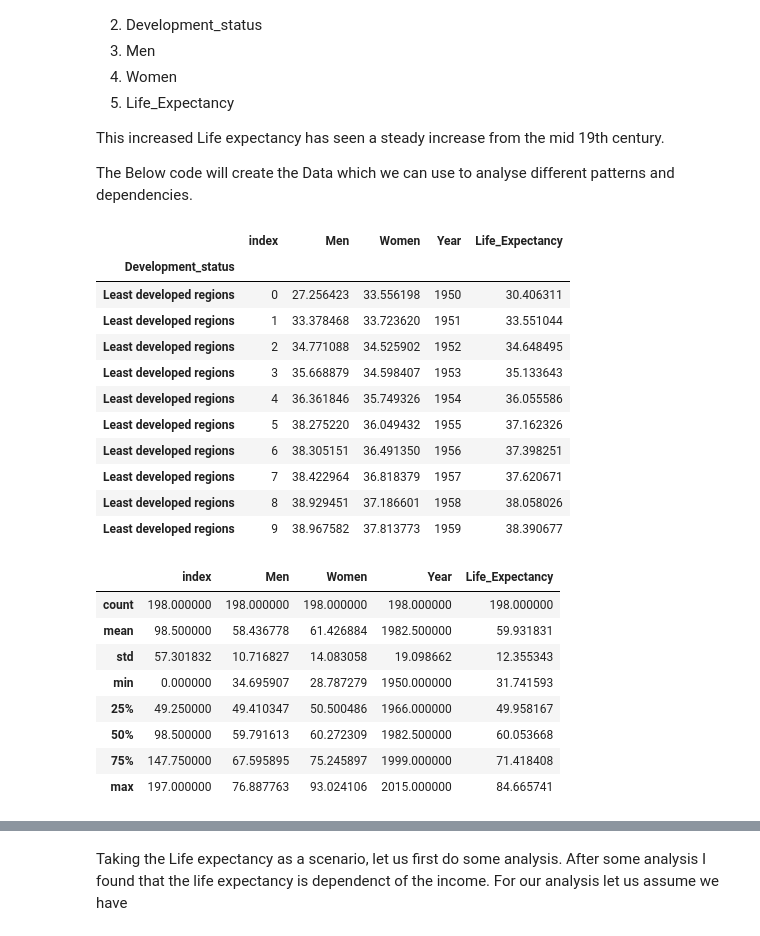
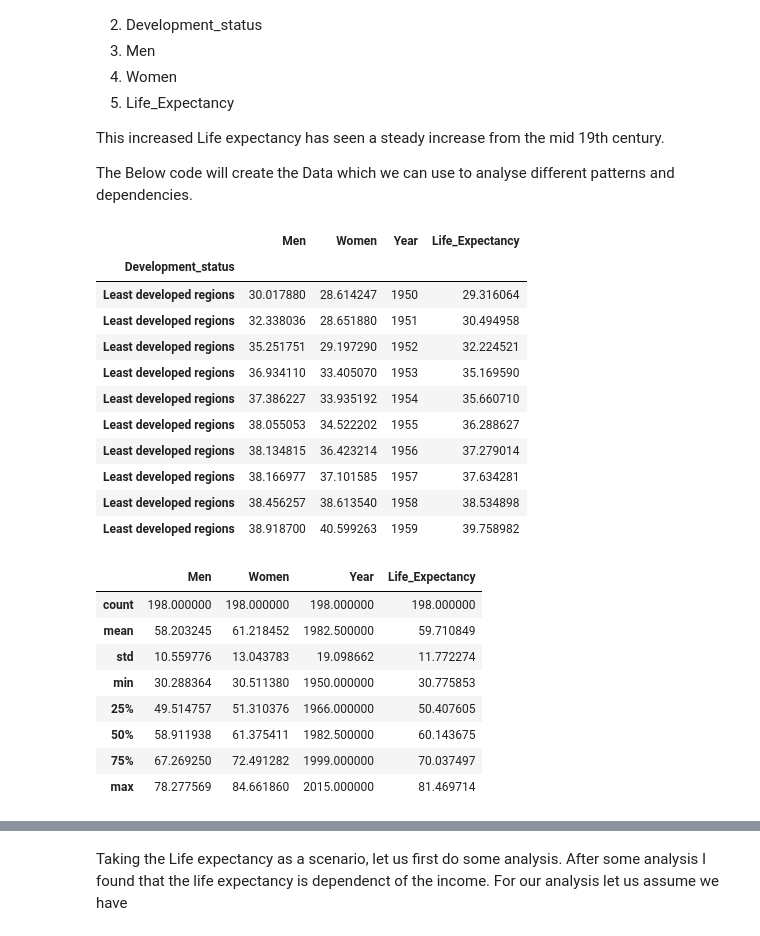
Before and after one commit to cdigap/ProgDA_Project, a Jupyter notebook: DataAnalytics_Project.ipynb, the cells around one changed output, grey strips where cells are left out. Saved outputs shown, nothing was run; the diff lists cells and outputs as text; code cells hidden in the pictures.

```diff
--- a/DataAnalytics_Project.ipynb
+++ b/DataAnalytics_Project.ipynb
@@ -177,6 +182,9 @@ The Below code will create the Data which we can use to analyse different patter
 # %%
 import numpy as np
 import pandas as pd
+import matplotlib.pyplot as plt
+
+from pandas.plotting import scatter_matrix
 
 m_mu_Least, m_sigma1_Least = 47.41360606, 7.930890669
 m_mu_Less, m_sigma1_Less = 55.86471212, 8.578650548
@@ -210,59 +218,63 @@ raw_data = {'Year': Years,
                 'Women': np.sort(np.random.normal(w_mu_Less, w_sigma1_Less, len(Years)))}
 
 #Creating set of data Frame
 df = pd.DataFrame(raw_data_Least)
 
 #Creating Secondary Data Frame
 df_Less = pd.DataFrame(raw_data)
 df_More = pd.DataFrame(raw_data_More)
 
 #Appending the data to the Dataframe
 df = df.append(df_Less,ignore_index=True )
 df = df.append(df_More,ignore_index=True)
 
 # creating a calculated field
 
 df['Life_Expectancy'] = (df.Men + df.Women)/2
 
 # Making all the Development Status same
 
 df.loc[df['Development_status'] == "Least developed countries", 'Development_status'] = "Least developed regions"
 
 #Creating an index on Development Status
-df = df.reset_index().set_index('Development_status')
+#df = df.reset_index().set_index('Development_status')
+#df = df.set_index('Year','Development_status')
 
+df = df.set_index('Development_status')
+
+#df.index
 
 # Arranging the columns to a better sequence.
-#columnsTitles = ['Year','Development_Status','Men','Women','Life_Expectancy']
+#columnsTitles = ['Year','Development_status','Men','Women','Life_Expectancy']
 #df = df.reindex(columns=columnsTitles)
 
 
 df.head(10)
 # %% [output]
-|  | index | Men | Women | Year | Life_Expectancy |
-| Development_status |  |  |  |  |  |
-| Least developed regions | 0 | 27.256423 | 33.556198 | 1950 | 30.406311 |
-| Least developed regions | 1 | 33.378468 | 33.723620 | 1951 | 33.551044 |
-| Least developed regions | 2 | 34.771088 | 34.525902 | 1952 | 34.648495 |
-| Least developed regions | 3 | 35.668879 | 34.598407 | 1953 | 35.133643 |
-| Least developed regions | 4 | 36.361846 | 35.749326 | 1954 | 36.055586 |
-| Least developed regions | 5 | 38.275220 | 36.049432 | 1955 | 37.162326 |
-| Least developed regions | 6 | 38.305151 | 36.491350 | 1956 | 37.398251 |
-| Least developed regions | 7 | 38.422964 | 36.818379 | 1957 | 37.620671 |
-| Least developed regions | 8 | 38.929451 | 37.186601 | 1958 | 38.058026 |
-| Least developed regions | 9 | 38.967582 | 37.813773 | 1959 | 38.390677 |
+|  | Men | Women | Year | Life_Expectancy |
+| Development_status |  |  |  |  |
+| Least developed regions | 30.017880 | 28.614247 | 1950 | 29.316064 |
+| Least developed regions | 32.338036 | 28.651880 | 1951 | 30.494958 |
+| Least developed regions | 35.251751 | 29.197290 | 1952 | 32.224521 |
+| Least developed regions | 36.934110 | 33.405070 | 1953 | 35.169590 |
+| Least developed regions | 37.386227 | 33.935192 | 1954 | 35.660710 |
+| Least developed regions | 38.055053 | 34.522202 | 1955 | 36.288627 |
+| Least developed regions | 38.134815 | 36.423214 | 1956 | 37.279014 |
+| Least developed regions | 38.166977 | 37.101585 | 1957 | 37.634281 |
+| Least developed regions | 38.456257 | 38.613540 | 1958 | 38.534898 |
+| Least developed regions | 38.918700 | 40.599263 | 1959 | 39.758982 |
 # %%
 df.describe()
 # %% [output]
-|  | index | Men | Women | Year | Life_Expectancy |
-| count | 198.000000 | 198.000000 | 198.000000 | 198.000000 | 198.000000 |
-| mean | 98.500000 | 58.436778 | 61.426884 | 1982.500000 | 59.931831 |
-| std | 57.301832 | 10.716827 | 14.083058 | 19.098662 | 12.355343 |
-| min | 0.000000 | 34.695907 | 28.787279 | 1950.000000 | 31.741593 |
-| 25% | 49.250000 | 49.410347 | 50.500486 | 1966.000000 | 49.958167 |
-| 50% | 98.500000 | 59.791613 | 60.272309 | 1982.500000 | 60.053668 |
-| 75% | 147.750000 | 67.595895 | 75.245897 | 1999.000000 | 71.418408 |
-| max | 197.000000 | 76.887763 | 93.024106 | 2015.000000 | 84.665741 |
+|  | Men | Women | Year | Life_Expectancy |
+| count | 198.000000 | 198.000000 | 198.000000 | 198.000000 |
+| mean | 58.203245 | 61.218452 | 1982.500000 | 59.710849 |
+| std | 10.559776 | 13.043783 | 19.098662 | 11.772274 |
+| min | 30.288364 | 30.511380 | 1950.000000 | 30.775853 |
+| 25% | 49.514757 | 51.310376 | 1966.000000 | 50.407605 |
+| 50% | 58.911938 | 61.375411 | 1982.500000 | 60.143675 |
+| 75% | 67.269250 | 72.491282 | 1999.000000 | 70.037497 |
+| max | 78.277569 | 84.661860 | 2015.000000 | 81.469714 |
 # %%
 #Graph showing the trending of the Ages between Men and Women depending on the Development Status of the coutry or region.
 %matplotlib inline
```
Also changed, not shown: parts of 26 cells of this notebook.
